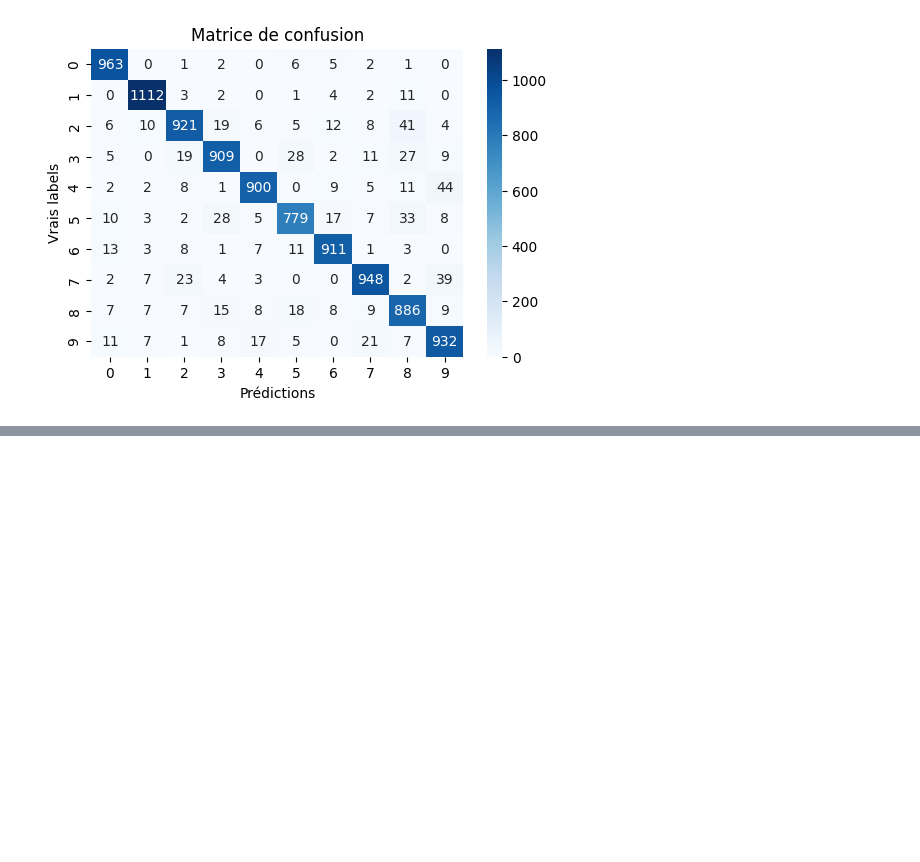
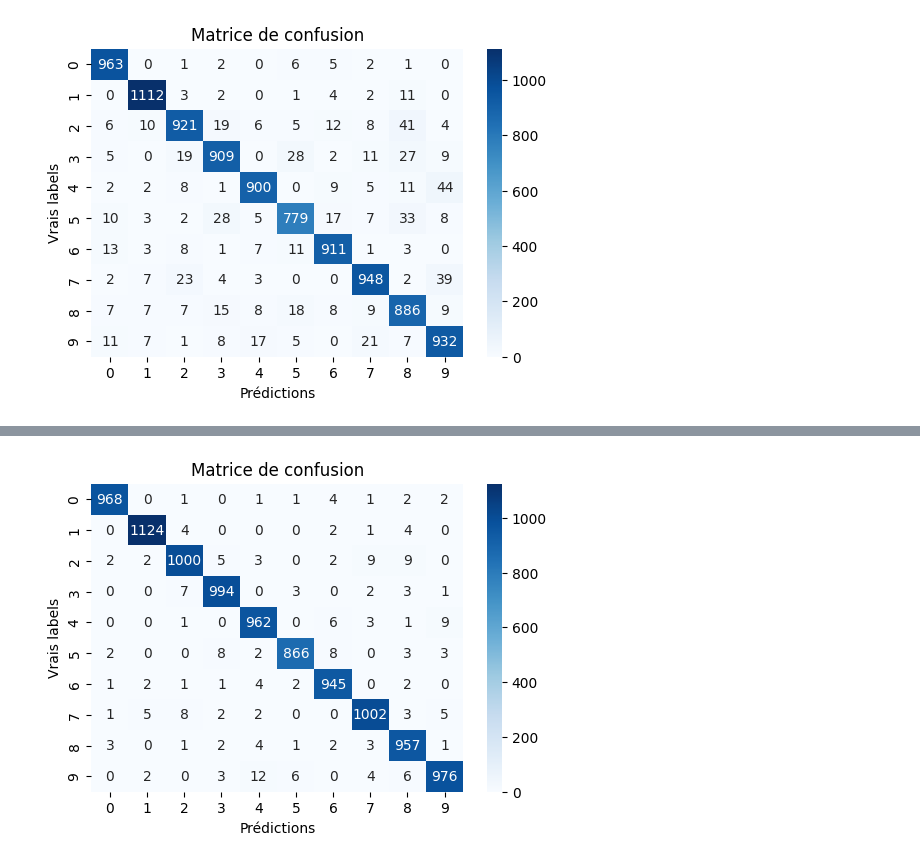
Before and after one commit to yacinbaltagi/DeepLearning-BALTAGI-ALI, a Jupyter notebook: code-BALTAGI-ALI.ipynb, the cells around one changed output, grey strips where cells are left out. Cells and saved outputs as stored; diff of their text form; code cells hidden in the pictures; blank space fills up the shorter version.

```diff
--- a/code-BALTAGI-ALI.ipynb
+++ b/code-BALTAGI-ALI.ipynb
@@ -220,0 +395,12 @@ plt.show()
+# %%
+pred_classes = np.argmax(modele_2_couches.predict(test_images_flat), axis=1)
+
+cm = confusion_matrix(test_labels, pred_classes)
+
+plt.figure(figsize=(6, 4))
+sns.heatmap(cm, annot=True, fmt='d', cmap='Blues')
+plt.title('Matrice de confusion')
+plt.ylabel('Vrais labels')
+plt.xlabel('Prédictions')
+plt.show()
+# %% [output]
@@ -220,0 +408 @@ plt.show()
+[figure, added]
```
Also changed, not shown: parts of 26 cells of this notebook.
